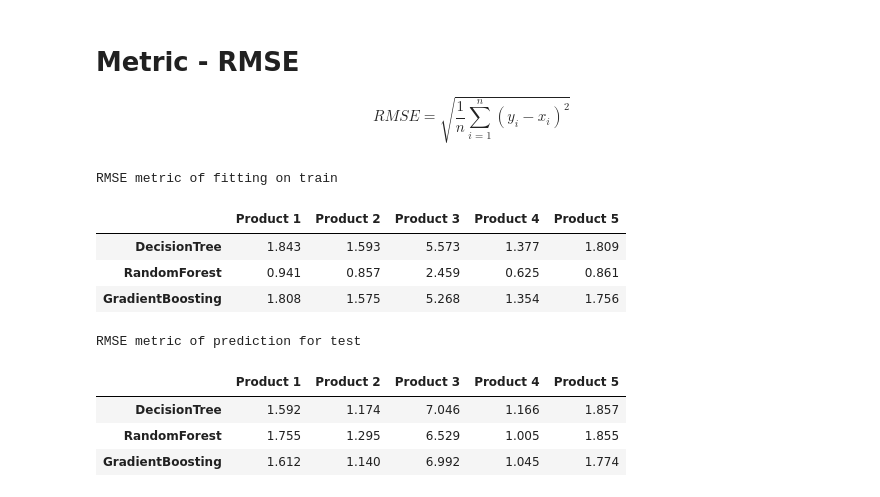
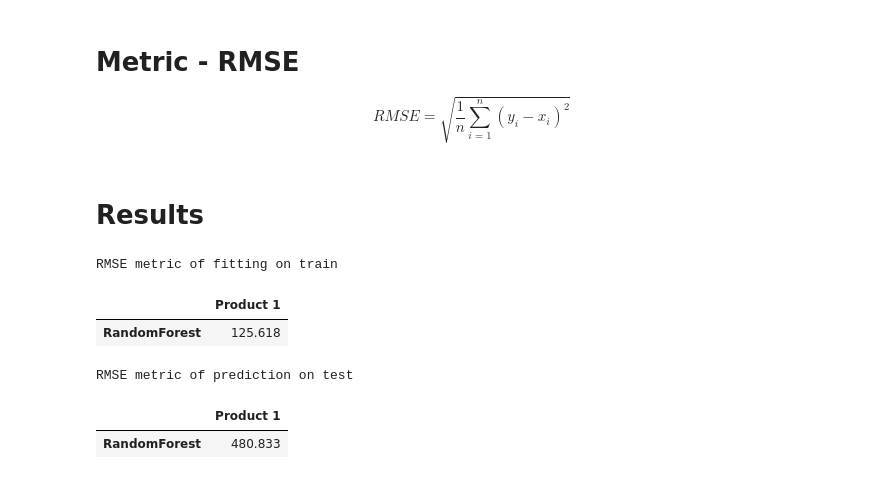
Before and after one commit to MolVlad/Data_Science_Skoltech_Coursework, a Jupyter notebook: Trees_Vlad.ipynb, the cells around one changed output. Cells and saved outputs as stored; diff of their text form; code cells hidden in the pictures.

```diff
--- a/Trees_Vlad.ipynb
+++ b/Trees_Vlad.ipynb
@@ -101,0 +112,12 @@ for i, product in enumerate(products_to_analyze):
+# %%
+hobbies = sales_train_validation[sales_train_validation.cat_id == 'HOBBIES']
+hobbies = hobbies.drop(axis=1, labels=['id','item_id','dept_id','cat_id','store_id','state_id'])
+hobbies = pd.DataFrame(hobbies.sum(axis=0))
+hobbies.columns = ['sales']
+hobbies.reset_index(drop=True, inplace=True)
+hobbies=pd.concat([hobbies,date],axis=1)
+hobbies.dropna(inplace=True)
+hobbies['date']=pd.to_datetime(hobbies['date'])
+hobbies.set_index('date', inplace=True)
+
+hobbies.head()
@@ -102,3 +132,5 @@ for i, product in enumerate(products_to_analyze):
+# %%
+products_sales = [hobbies]
 # %%
 def list_train_test_split(data_list):
     i = 0
@@ -460,7 +492,7 @@ def split_to_features_target_list(series_list):
     target_list=[]
 
     for series in series_list:
-        features_list.append(series_list.drop('sales', axis=1))
+        features_list.append(series.drop('sales', axis=1))
         target_list.append(series['sales'])
 
     return features_list, target_list
@@ -753,3 +785,5 @@ model_grids = [
               ]
 
 lags = [1,2,3,4,5,6,7]
+# %% [markdown]
+# Results
@@ -756,13 +794,19 @@ lags = [1,2,3,4,5,6,7]
+# %%
+models_list = [RandomForest()]
+
+models_grids = [
+
+    {'n_estimators' : range(50,300,10)},
+
+              ]
+
+lags = [1,2,3,4,5,6,7]
 # %%
-best_models_with_features_list = model_lists_f(model_lists, model_grids, products_sales_with_features, lags)
+best_models_with_features = model_lists_f(models_list, models_grids, products_sales_with_features, lags)
 # %% [output]
 RMSE metric of fitting on train
-|  | Product 1 | Product 2 | Product 3 | Product 4 | Product 5 |
-| DecisionTree | 1.843 | 1.593 | 5.573 | 1.377 | 1.809 |
-| RandomForest | 0.941 | 0.857 | 2.459 | 0.625 | 0.861 |
-| GradientBoosting | 1.808 | 1.575 | 5.268 | 1.354 | 1.756 |
+|  | Product 1 |
+| RandomForest | 125.618 |
-RMSE metric of prediction for test
+RMSE metric of prediction on test
-|  | Product 1 | Product 2 | Product 3 | Product 4 | Product 5 |
-| DecisionTree | 1.592 | 1.174 | 7.046 | 1.166 | 1.857 |
-| RandomForest | 1.755 | 1.295 | 6.529 | 1.005 | 1.855 |
-| GradientBoosting | 1.612 | 1.140 | 6.992 | 1.045 | 1.774 |
+|  | Product 1 |
+| RandomForest | 480.833 |
```
Also changed, not shown: parts of 18 cells of this notebook.
